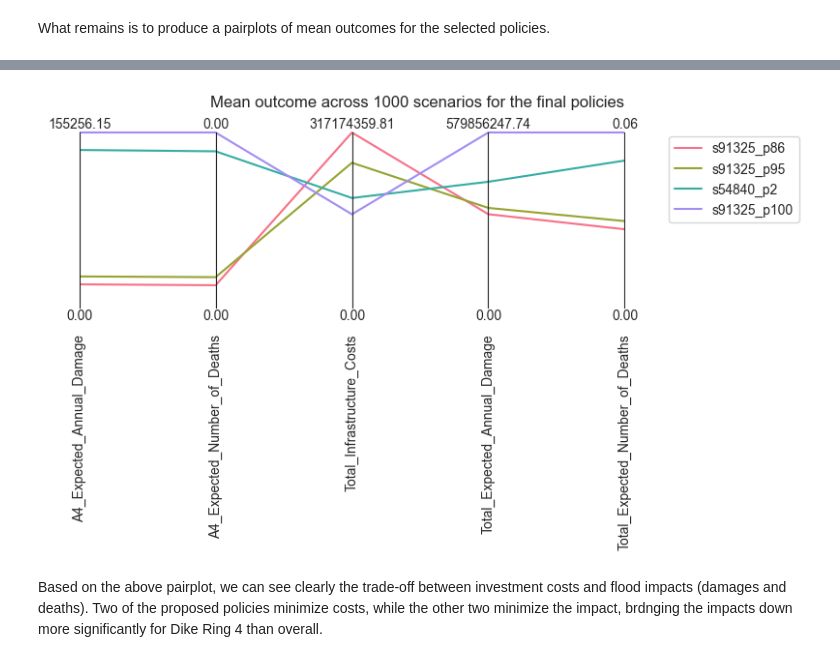
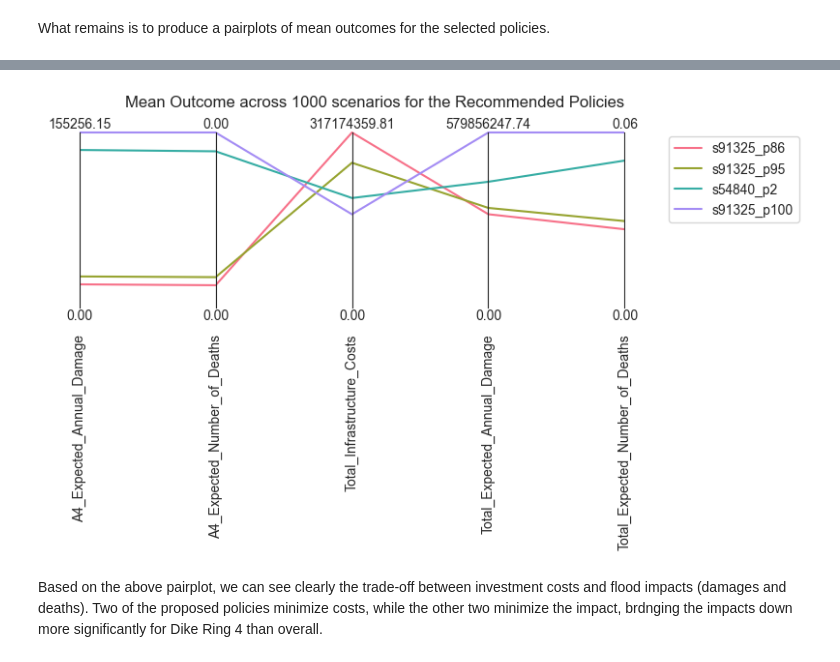
Before and after one commit to ghsher/epa1361_group15, a Jupyter notebook: final assignment/Policy Robustness.ipynb, the cells around one changed output, grey strips where cells are left out. Drawn from its saved outputs; the diff is of its cells as text; code cells hidden in the pictures.

```diff
--- a/final assignment/Policy Robustness.ipynb
+++ b/final assignment/Policy Robustness.ipynb
@@ -505,6 +505,9 @@ for outcome in outcomes_of_interest:
 
     limits.loc[1, outcome] = all_data[outcome].max()
 limits = limits.drop(columns=['scenario'])
+# %%
+# Sort rows to match the order of Max Regret
+all_data = all_data.sort_index()
 # %%
 # Plot SNR pairplot
 colors = sns.color_palette("husl", all_data.shape[0])
@@ -621,22 +624,22 @@ mean_scores_df
 # %%
 # Plot mean outcomes per 4 selected policies
 limits = parcoords.get_limits(mean_scores_df)
 limits.loc[0, outcomes_of_interest]  = 0
 
 for outcome in outcomes_of_interest:
 
     limits.loc[1, outcome] = mean_scores_df[outcome].max()
 
 colors = sns.color_palette("husl", mean_scores_df.shape[0])
 paraxes = parcoords.ParallelAxes(limits, fontsize=10)
 
 for i, (index, row) in enumerate(mean_scores_df.iterrows()):
     paraxes.plot(row.to_frame().T, label=str(index), color=colors[i])
 
 paraxes.legend()
-plt.title(f'Mean outcome across 1000 scenarios for the final policies', loc='right')
+plt.title(f'Mean Outcome across 1000 scenarios for the Recommended Policies', loc='right')
 plt.savefig('img/mean__final4_pairplot.png')
 # %% [output]
-[figure, old version]
+[figure, new version]
 # %% [markdown]
 Based on the above pairplot, we can see clearly the trade-off between investment costs and flood impacts (damages and deaths). Two of the proposed policies minimize costs, while the other two minimize the impact, brdnging the impacts down more significantly for Dike Ring 4 than overall.
```
Also changed, not shown: parts of 2 cells of this notebook, 3 other files.
